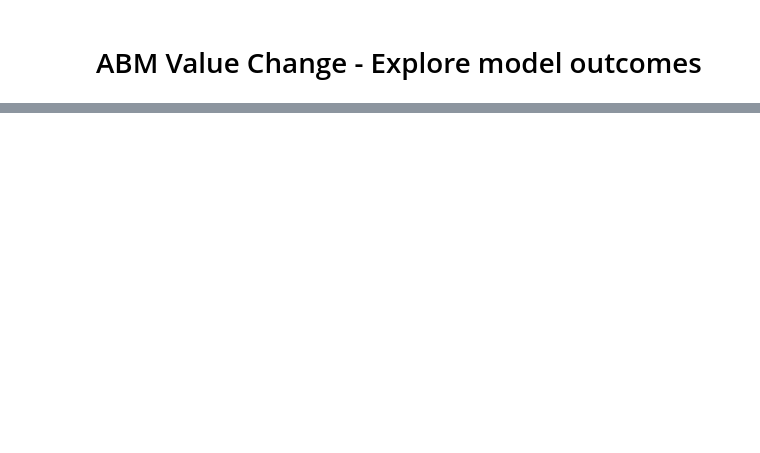
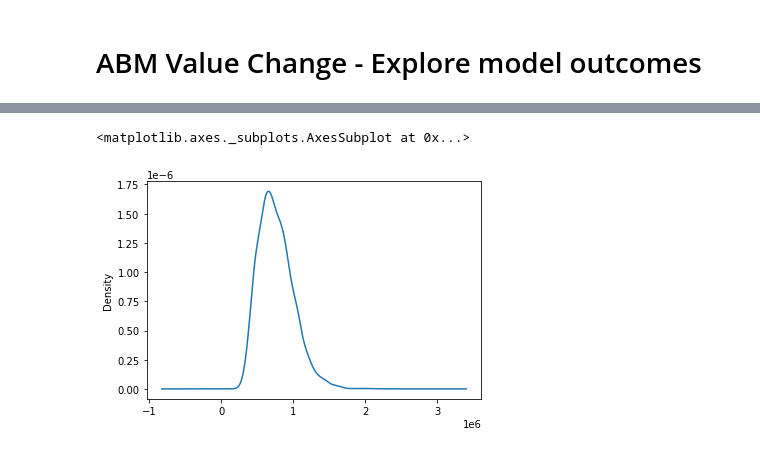
Before and after one commit to tristandewildt/ABM_Value_Change, a Jupyter notebook: ABM_Value_Change.ipynb, the cells around one changed output, grey strips where cells are left out. Drawn from its saved outputs; the diff is of its cells as text; code cells hidden in the pictures; blank space fills up the shorter version.

```diff
--- a/ABM_Value_Change.ipynb
+++ b/ABM_Value_Change.ipynb
@@ -347,0 +179,7 @@ my_interact_manual(plot_sentiment, selected_value=[*dict_anchor_words], starttim
+# %%
+prim_outcome_header = "total_severity_of_moral_problems"
+# %%
+df_results[prim_outcome_header].plot.kde()
+# %% [output]
+<matplotlib.axes._subplots.AxesSubplot at 0x...>
+[figure, added]
```
Also changed, not shown: parts of 59 cells of this notebook.
